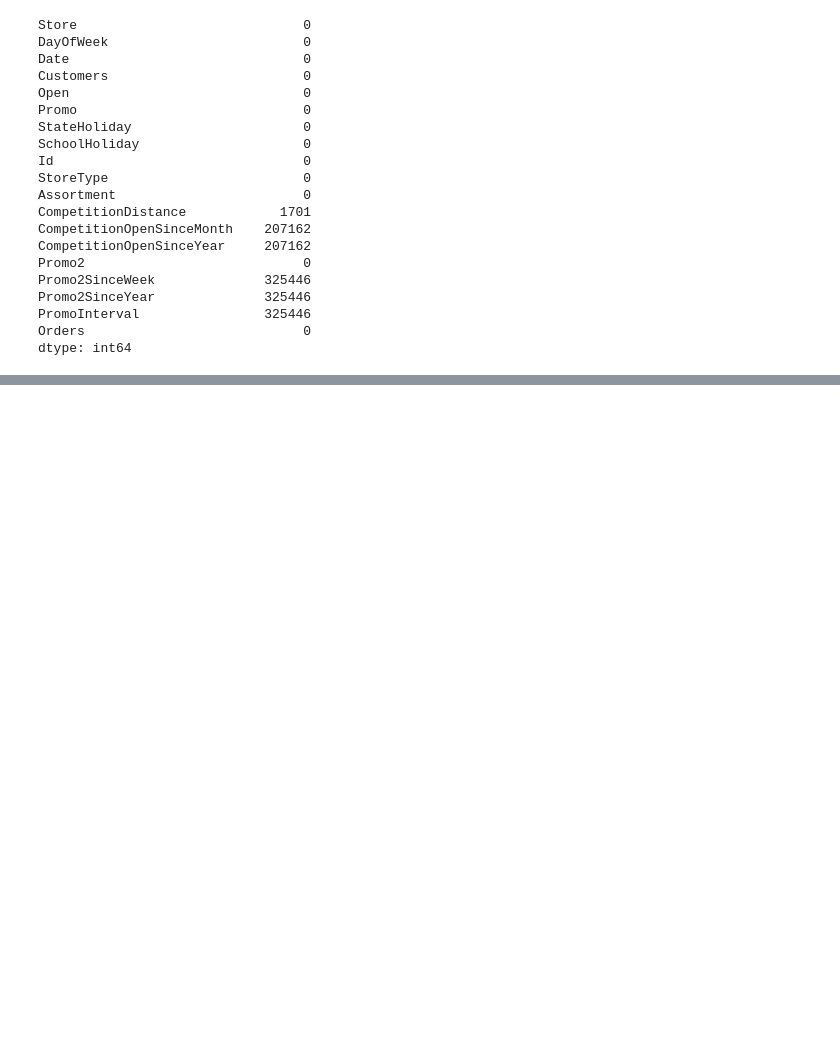
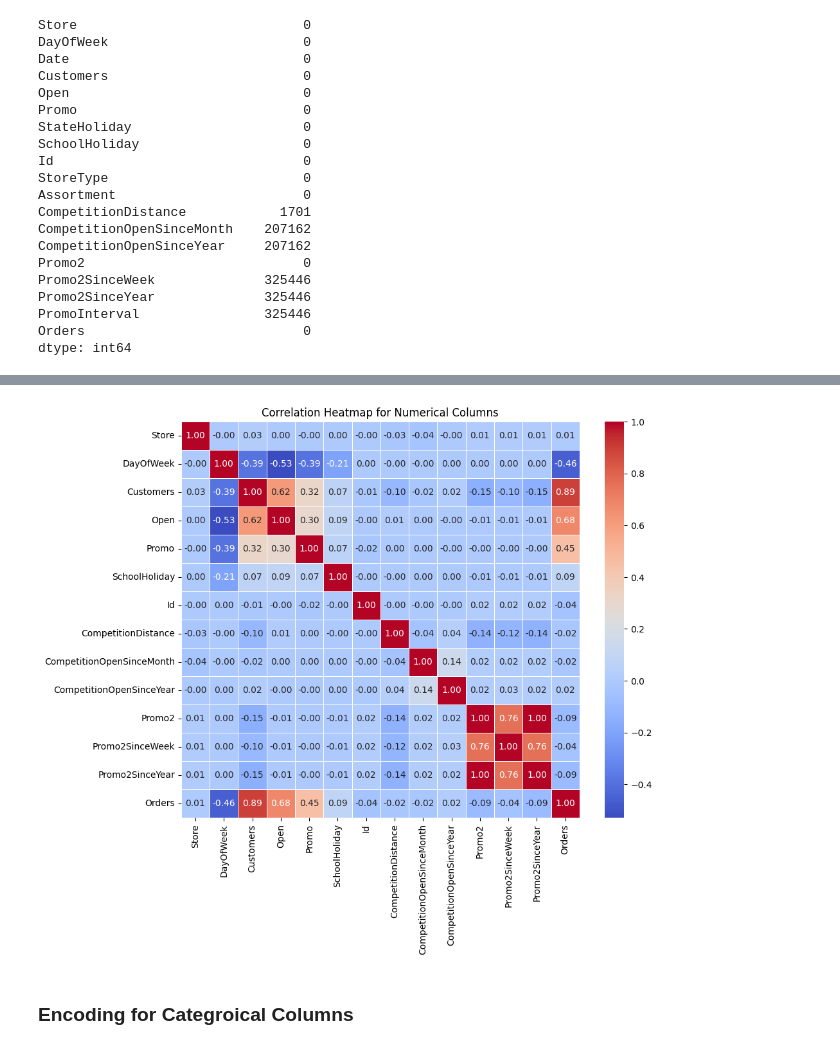
Before and after one commit to chawthinn/linear_regression_assg_retail_store, a Jupyter notebook: V1.1_Chaw_Thinn_Assg4_BDM1034.ipynb, the cells around one changed output, grey strips where cells are left out. Cells and saved outputs as stored; diff of their text form; code cells hidden in the pictures; blank space fills up the shorter version.

Commit message:
Updated Encoding, Scaling and Feature Engineering

```diff
--- a/V1.1_Chaw_Thinn_Assg4_BDM1034.ipynb
+++ b/V1.1_Chaw_Thinn_Assg4_BDM1034.ipynb
@@ -115,0 +157,3 @@ print(missing_competition_distance)
+# %%
+# Clone merged_data to cleaned_data
+cleaned_data = merged_data.copy()
@@ -115,0 +198,4 @@ print(missing_competition_distance)
+# %%
+# Fill missing values with mode (most frequent value)
+cleaned_data['CompetitionOpenSinceMonth'] = cleaned_data['CompetitionOpenSinceMonth'].fillna(cleaned_data['CompetitionOpenSinceMonth'].mode()[0])
+cleaned_data['CompetitionOpenSinceYear'] = cleaned_data['CompetitionOpenSinceYear'].fillna(cleaned_data['CompetitionOpenSinceYear'].mode()[0])
@@ -115,0 +228,14 @@ print(missing_competition_distance)
+# %%
+# Merged promo2-related columns into one df
+promo2_df = cleaned_data[['Promo2', 'Promo2SinceWeek', 'Promo2SinceYear', 'PromoInterval']]
+
+# Filter rows where Promo2 is 0 and both Promo2SinceWeek and Promo2SinceYear are NaN
+no_promo2 = cleaned_data[(cleaned_data['Promo2'] == 0) &
+                         (cleaned_data['Promo2SinceWeek'].isna()) &
+                         (cleaned_data['Promo2SinceYear'].isna()) &
+                         (cleaned_data['PromoInterval'].isna())]
+
+# Count rows where there is no promo2
+num_no_promo2 = no_promo2.shape[0]
+
+print(f"Number of records where there are missing promo2 related info: {num_no_promo2}")
@@ -115,0 +244,3 @@ print(missing_competition_distance)
+# %%
+# Fill NaN values in Promo2SinceWeek and Promo2SinceYear with 0 for rows where Promo2 == 0
+cleaned_data.loc[no_promo2.index, ['Promo2SinceWeek', 'Promo2SinceYear', 'PromoInterval']] = 0
@@ -115,0 +271,19 @@ print(missing_competition_distance)
+# %%
+import seaborn as sns
+import matplotlib.pyplot as plt
+
+# Select only numerical columns (including boolean if you want to keep them)
+numerical_data = cleaned_data.select_dtypes(include=['float64', 'int64', 'bool'])
+
+# Compute the correlation matrix for numerical data
+correlation_matrix = numerical_data.corr()
+
+# Plot the heatmap
+plt.figure(figsize=(10, 8))
+sns.heatmap(correlation_matrix, annot=True, cmap='coolwarm', fmt='.2f', linewidths=0.5)
+plt.title('Correlation Heatmap for Numerical Columns')
+plt.show()
+# %% [output]
+[figure, added]
+# %% [markdown]
+### Encoding for Categroical Columns
```
Also changed, not shown: parts of 26 cells of this notebook, 1 other file.
